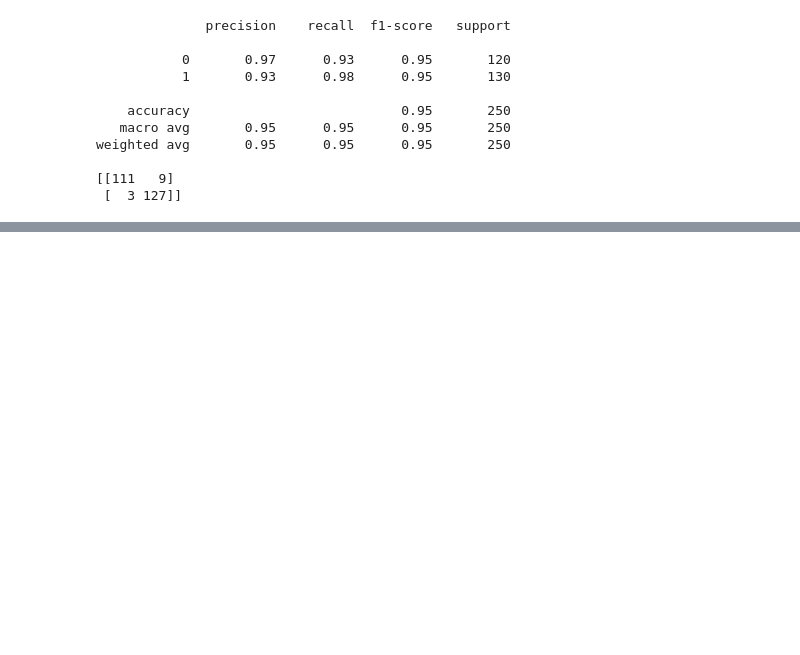
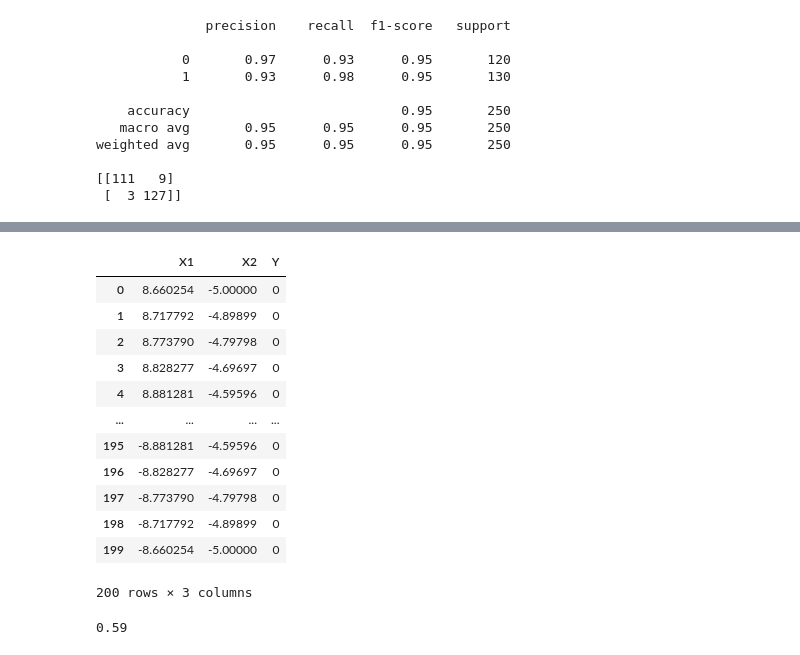
Before and after one commit to jawadchy2150/Data-Science-Course-Udemy-, a Jupyter notebook: 31-Support Vector Machine/SVC Implementation.ipynb, the cells around one changed output, grey strips where cells are left out. Cells and saved outputs as stored; diff of their text form; code cells hidden in the pictures; blank space fills up the shorter version.

```diff
--- a/31-Support Vector Machine/SVC Implementation.ipynb
+++ b/31-Support Vector Machine/SVC Implementation.ipynb
@@ -159,0 +181,23 @@ weighted avg       0.95      0.95      0.95       250
+# %%
+df1 = pd.DataFrame(np.vstack([y,x]).T, columns=['X1', 'X2'])
+df1['Y']= 0
+df2 = pd.DataFrame(np.vstack([y1,x1]).T, columns=['X1', 'X2'])
+df2['Y']= 1
+
+df = pd.concat([df1, df2], ignore_index=True)
+# %%
+df1
+# %% [output]
+|  | X1 | X2 | Y |
+| 0 | 8.660254 | -5.00000 | 0 |
+| 1 | 8.717792 | -4.89899 | 0 |
+| 2 | 8.773790 | -4.79798 | 0 |
+| 3 | 8.828277 | -4.69697 | 0 |
+| 4 | 8.881281 | -4.59596 | 0 |
+| ... | ... | ... | ... |
+| 195 | -8.881281 | -4.59596 | 0 |
+| 196 | -8.828277 | -4.69697 | 0 |
+| 197 | -8.773790 | -4.79798 | 0 |
+| 198 | -8.717792 | -4.89899 | 0 |
+| 199 | -8.660254 | -5.00000 | 0 |
+200 rows × 3 columns
@@ -159,0 +210,9 @@ weighted avg       0.95      0.95      0.95       250
+# %%
+from sklearn.svm import SVC
+from sklearn.metrics import accuracy_score
+classifier = SVC(kernel="poly")
+classifier.fit(X_train, y_train)
+y_pred = classifier.predict(X_test)
+accuracy_score(y_test, y_pred)
+# %% [output]
+0.59
```
Also changed, not shown: parts of 6 cells of this notebook, 1 other file.
